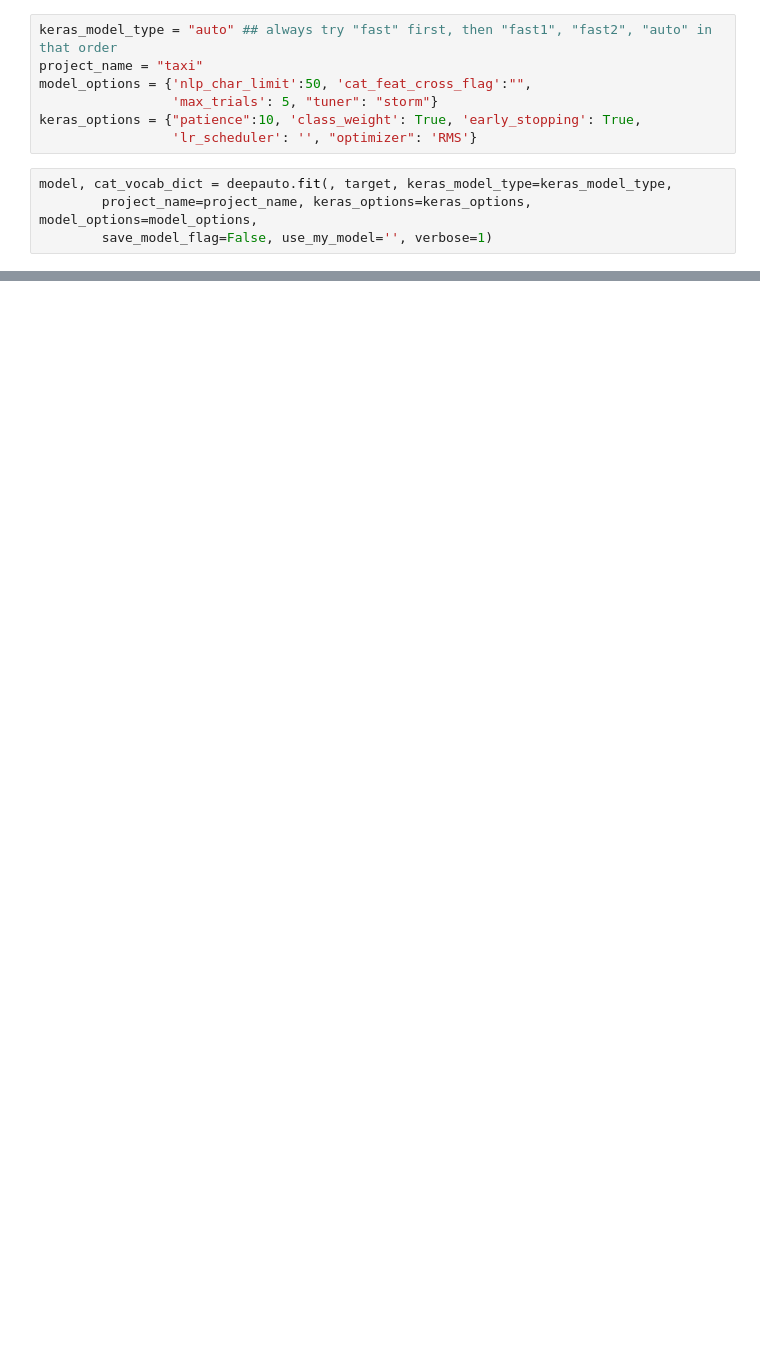
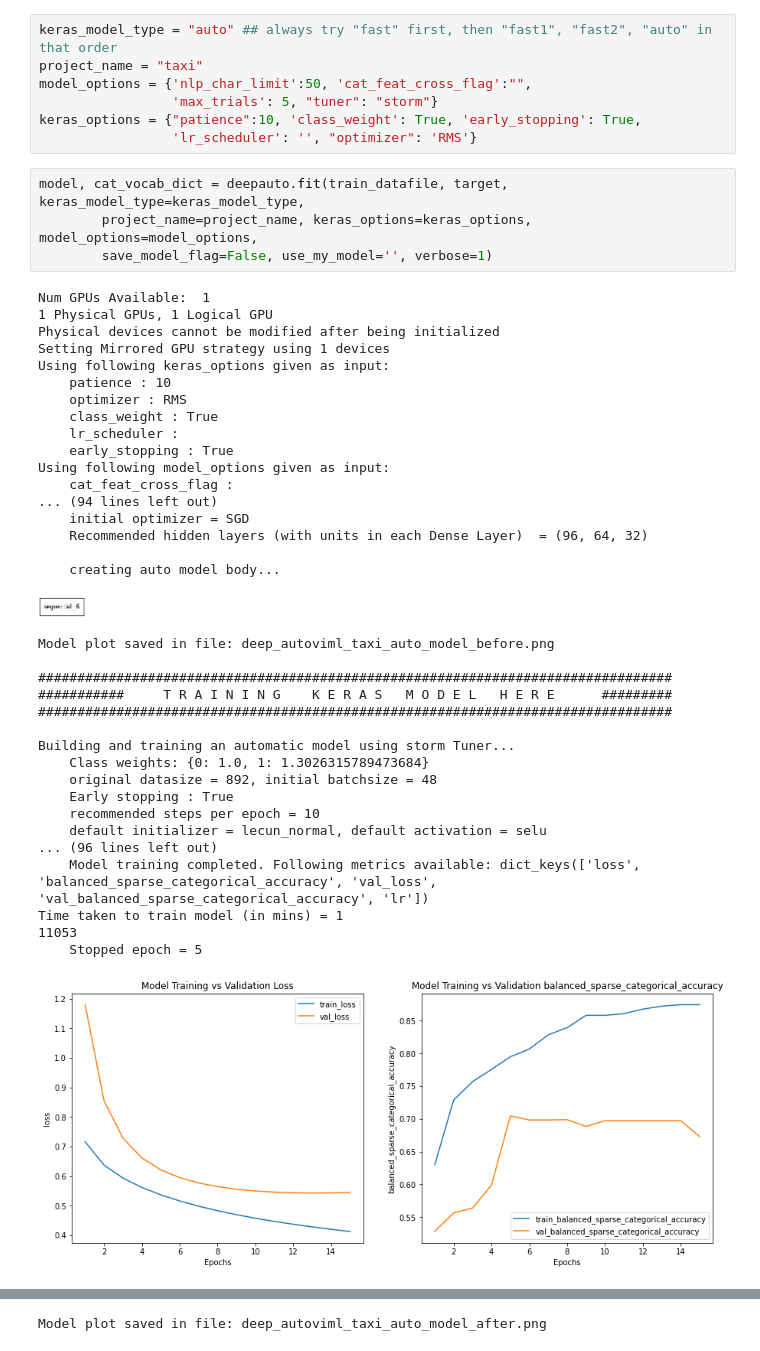
Before and after one commit to KumudaBG/CMPE-297-Special-Topics-Assignments, a Jupyter notebook: Assignment4/tabular_task_with_text_autoviml.ipynb, the cells around one changed output, grey strips where cells are left out. Saved outputs shown, nothing was run; the diff lists cells and outputs as text; blank space fills up the shorter version.

```diff
--- a/Assignment4/tabular_task_with_text_autoviml.ipynb
+++ b/Assignment4/tabular_task_with_text_autoviml.ipynb
@@ -46,6 +77,43 @@ model_options = {'nlp_char_limit':50, 'cat_feat_cross_flag':"",
 keras_options = {"patience":10, 'class_weight': True, 'early_stopping': True,
                  'lr_scheduler': '', "optimizer": 'RMS'}
 # %%
-model, cat_vocab_dict = deepauto.fit(, target, keras_model_type=keras_model_type,
+model, cat_vocab_dict = deepauto.fit(train_datafile, target, keras_model_type=keras_model_type,
 		project_name=project_name, keras_options=keras_options, model_options=model_options,
 		save_model_flag=False, use_my_model='', verbose=1)
+# %% [output]
+Num GPUs Available:  1
+1 Physical GPUs, 1 Logical GPU
+Physical devices cannot be modified after being initialized
+Setting Mirrored GPU strategy using 1 devices
+Using following keras_options given as input:
+    patience : 10
+    optimizer : RMS
+    class_weight : True
+    lr_scheduler :
+    early_stopping : True
+Using following model_options given as input:
+    cat_feat_cross_flag :
+... (94 lines left out)
+    initial optimizer = SGD
+    Recommended hidden layers (with units in each Dense Layer)  = (96, 64, 32)
+
+    creating auto model body...
+[figure, added]
+Model plot saved in file: deep_autoviml_taxi_auto_model_before.png
+
+#################################################################################
+###########     T R A I N I N G    K E R A S   M O D E L   H E R E      #########
+#################################################################################
+
+Building and training an automatic model using storm Tuner...
+    Class weights: {0: 1.0, 1: 1.3026315789473684}
+    original datasize = 892, initial batchsize = 48
+    Early stopping : True
+    recommended steps per epoch = 10
+    default initializer = lecun_normal, default activation = selu
+... (96 lines left out)
+    Model training completed. Following metrics available: dict_keys(['loss', 'balanced_sparse_categorical_accuracy', 'val_loss', 'val_balanced_sparse_categorical_accuracy', 'lr'])
+Time taken to train model (in mins) = 1
+11053
+    Stopped epoch = 5
+[figure, added]
@@ -51,0 +138 @@ model, cat_vocab_dict = deepauto.fit(, target, keras_model_type=keras_model_type
+Model plot saved in file: deep_autoviml_taxi_auto_model_after.png
```
Also changed, not shown: parts of 10 cells of this notebook.
